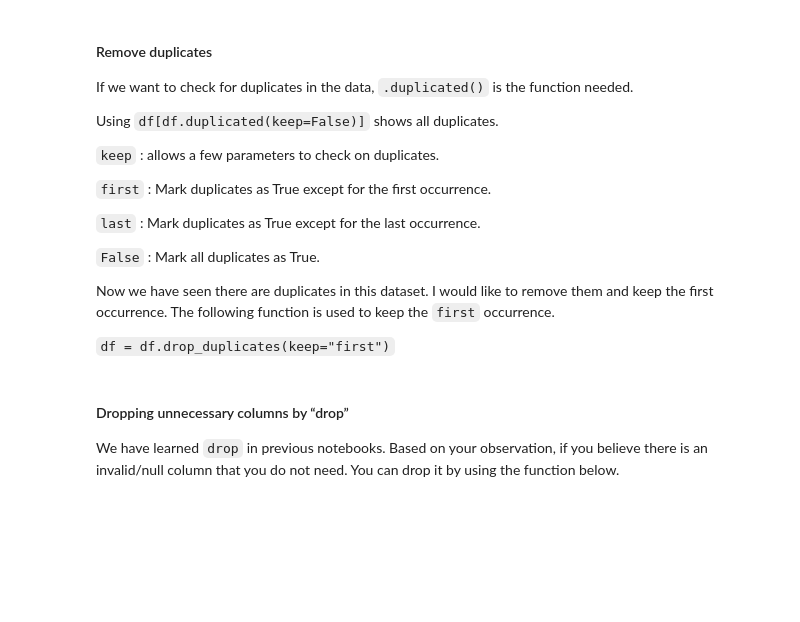
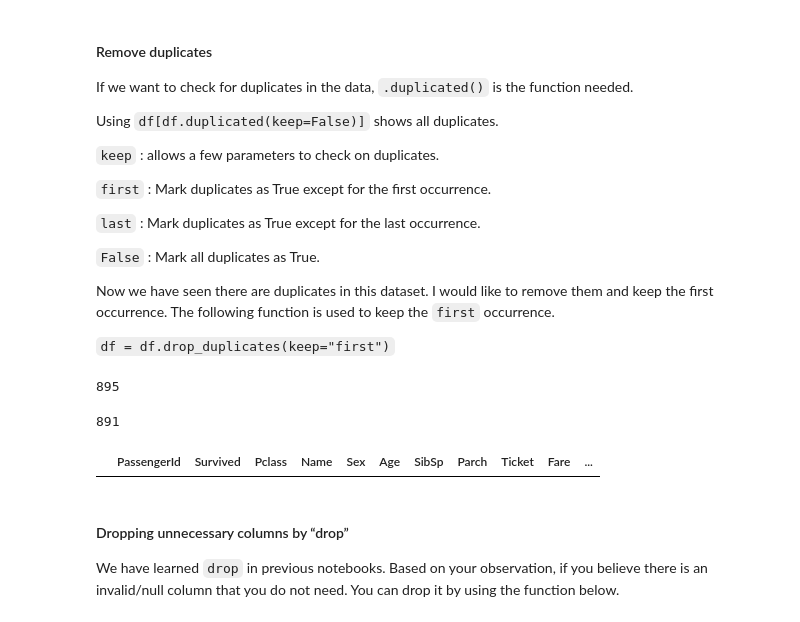
Before and after one commit to ds-modules/PUBPOL-ETHSTD-C164A-SP23, a Jupyter notebook: Data Cleaning EDA Notebook.ipynb, the cells around one changed output. Cells and saved outputs as stored; diff of their text form; code cells hidden in the pictures; blank space fills up the shorter version.

```diff
--- a/Data Cleaning EDA Notebook.ipynb
+++ b/Data Cleaning EDA Notebook.ipynb
@@ -223,6 +201,19 @@ Using `df[df.duplicated(keep=False)]` shows all duplicates.
 Now we have seen there are duplicates in this dataset. I would like to remove them and keep the first occurrence. The following function is used to keep the `first` occurrence.
 
 `df = df.drop_duplicates(keep="first")`
+# %%
+len(df1)#length before drop_duplicates
+# %% [output]
+895
+# %%
+df1 = df1.drop_duplicates(keep="first")#drop all duplicates and leave one
+len(df1)
+# %% [output]
+891
+# %%
+df1[df1.duplicated(keep=False)]#no duplicataes remain
+# %% [output]
+|  | PassengerId | Survived | Pclass | Name | Sex | Age | SibSp | Parch | Ticket | Fare | ... |
 # %% [markdown]
 #### Dropping unnecessary columns by “drop”
 We have learned `drop` in previous notebooks. Based on your observation, if you believe there is an invalid/null column that you do not need. You can drop it by using the function below.
```
Also changed, not shown: parts of 33 cells of this notebook.
